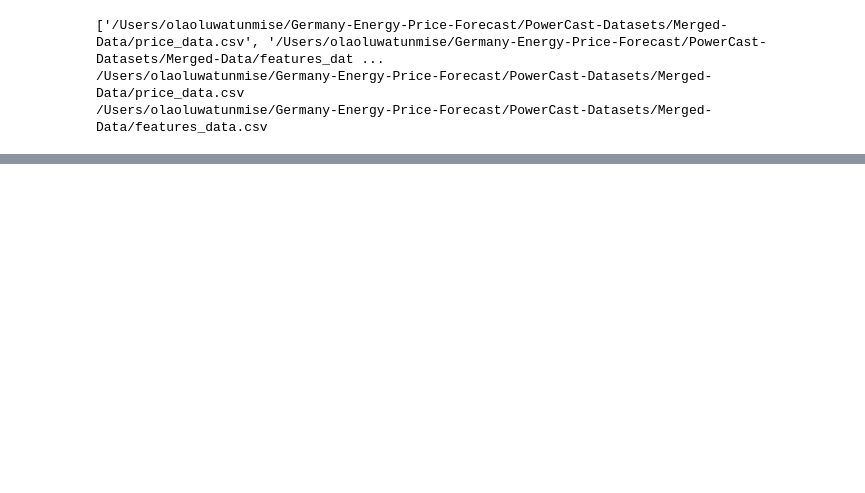
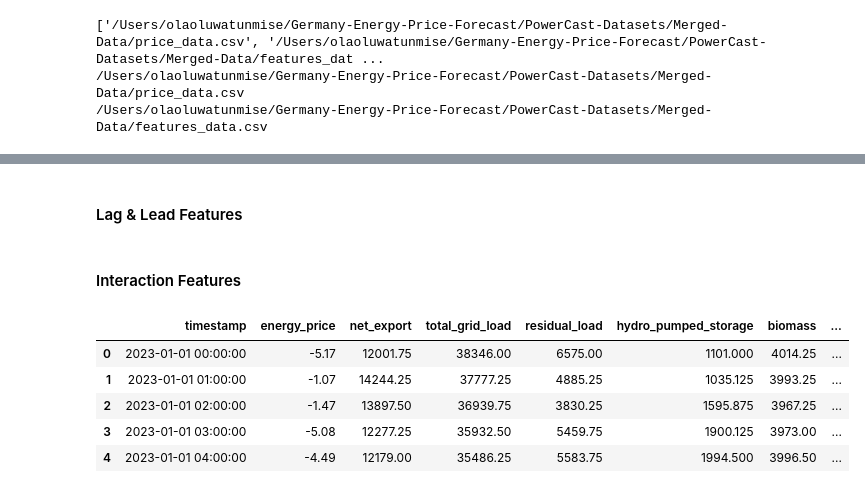
Before and after one commit to apostleoffinance/Energy-Price-Forecast, a Jupyter notebook: Notebooks/model_dataset.ipynb, the cells around one changed output, grey strips where cells are left out. Cells and saved outputs as stored; diff of their text form; code cells hidden in the pictures; blank space fills up the shorter version.

```diff
--- a/Notebooks/model_dataset.ipynb
+++ b/Notebooks/model_dataset.ipynb
@@ -141,0 +157,7 @@ plt.show()
+# %%
+df['renewable_ratio'] = (df['wind_offshore'] + df['wind_onshore'] + df['photovoltaics'] + df['other_renewable']) / df['total_grid_load']
+df['fossil_ratio'] = (df['fossil_gas'] + df['lignite'] + df['hard_coal'] + df['other_conventional']) / df['total_grid_load']
+df['wind_total'] = df['wind_offshore'] + df['wind_onshore']
+df['solar_wind_ratio'] = df['photovoltaics'] / (df['wind_total'] + df['photovoltaics'])
+df['grid_balance'] = df['total_grid_load'] - df['net_export']
+df['conventional_vs_renewable'] = (df['lignite'] + df['hard_coal'] + df['fossil_gas']) / (df['biomass'] + df['hydropower'] + df['wind_total'] + df['photovoltaics'] + df['other_renewable'])
@@ -141,0 +166,30 @@ plt.show()
+# %%
+df['rolling_mean_24h'] = df['total_grid_load'].rolling(window=24, min_periods=1).mean()
+df['rolling_std_24h'] = df['total_grid_load'].rolling(window=24, min_periods=1).std()
+df['change_in_load_1h'] = df['total_grid_load'].diff(1)
+df['change_in_wind_1h'] = df['wind_total'].diff(1)
+df['change_in_fossil_1h'] = df['fossil_ratio'].diff(1)
+# %% [markdown]
+#### Lag & Lead Features
+# %%
+df['lag_wind_1h'] = df['wind_total'].shift(1)
+df['lag_wind_24h'] = df['wind_total'].shift(24)
+df['lag_demand_1h'] = df['total_grid_load'].shift(1)
+df['lag_demand_24h'] = df['total_grid_load'].shift(24)
+df['lead_demand_1h'] = df['total_grid_load'].shift(-1)
+df['lead_demand_24h'] = df['total_grid_load'].shift(-24)
+# %% [markdown]
+#### Interaction Features
+# %%
+df['wind_solar_interaction'] = df['wind_total'] * df['photovoltaics']
+df['hydro_fossil_interaction'] = df['hydropower'] * df['fossil_ratio']
+df['renewable_demand_ratio'] = df['renewable_ratio'] / df['total_grid_load']
+# %%
+df.head()
+# %% [output]
+|  | timestamp | energy_price | net_export | total_grid_load | residual_load | hydro_pumped_storage | biomass | ... |
+| 0 | 2023-01-01 00:00:00 | -5.17 | 12001.75 | 38346.00 | 6575.00 | 1101.000 | 4014.25 | ... |
+| 1 | 2023-01-01 01:00:00 | -1.07 | 14244.25 | 37777.25 | 4885.25 | 1035.125 | 3993.25 | ... |
+| 2 | 2023-01-01 02:00:00 | -1.47 | 13897.50 | 36939.75 | 3830.25 | 1595.875 | 3967.25 | ... |
+| 3 | 2023-01-01 03:00:00 | -5.08 | 12277.25 | 35932.50 | 5459.75 | 1900.125 | 3973.00 | ... |
+| 4 | 2023-01-01 04:00:00 | -4.49 | 12179.00 | 35486.25 | 5583.75 | 1994.500 | 3996.50 | ... |
```
Also changed, not shown: parts of 12 cells of this notebook, 7 other files.
